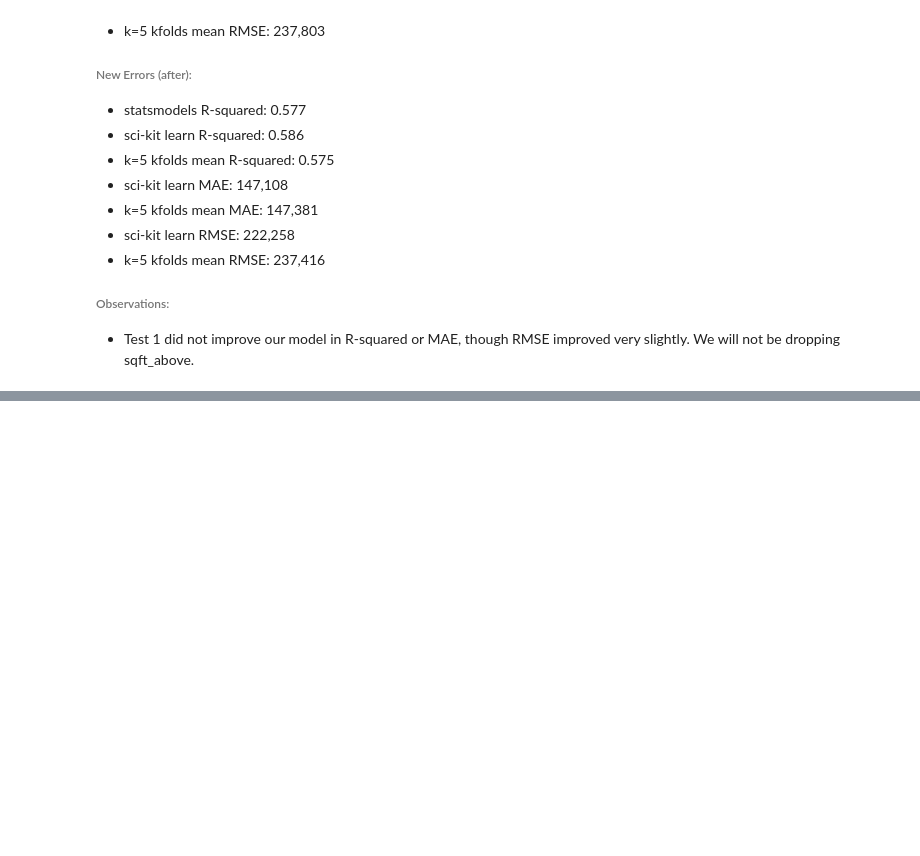
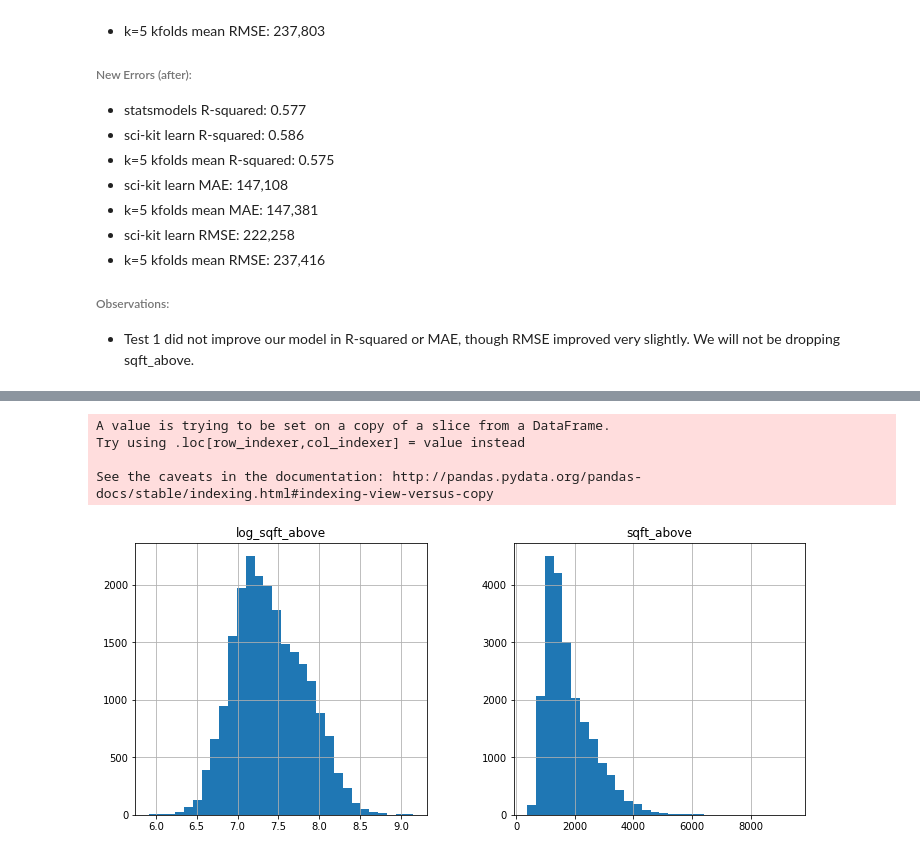
Before and after one commit to A92e/kingcountyWA_home_price_predictor, a Jupyter notebook: final_notebook_mod1.ipynb, the cells around one changed output, grey strips where cells are left out. Cells and saved outputs as stored; diff of their text form; code cells hidden in the pictures; blank space fills up the shorter version.

```diff
--- a/final_notebook_mod1.ipynb
+++ b/final_notebook_mod1.ipynb
@@ -538,0 +798,12 @@ df2 = pd.read_csv('house_data_cleaned.csv') #dataset includes distance_from_flat
+# %%
+#Engineer the log transformation
+df4['log_sqft_above'] = np.log(df4['sqft_above'])
+
+#Plot histograms to compare the original vs. log transformed version of variable
+df4[['sqft_above', 'log_sqft_above']].hist(figsize=(12,5),bins=30);
+# %% [output]
+A value is trying to be set on a copy of a slice from a DataFrame.
+Try using .loc[row_indexer,col_indexer] = value instead
+
+See the caveats in the documentation: http://pandas.pydata.org/pandas-docs/stable/indexing.html#indexing-view-versus-copy
+[figure, added]
```
Also changed, not shown: parts of 61 cells of this notebook, 2 other files.
